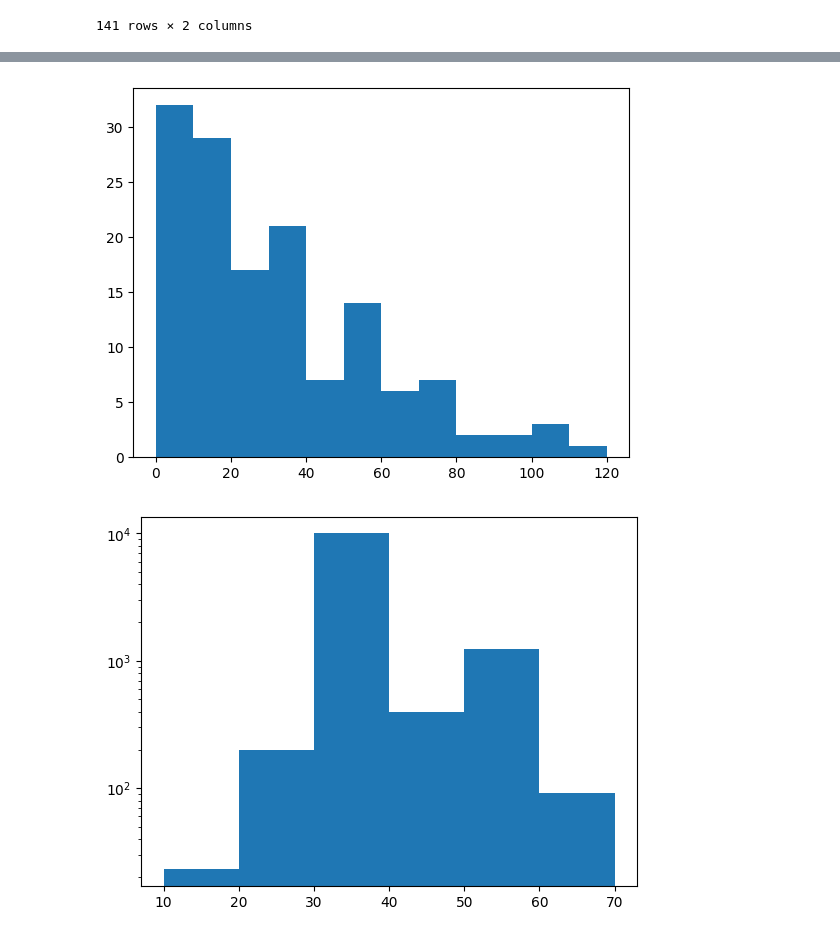
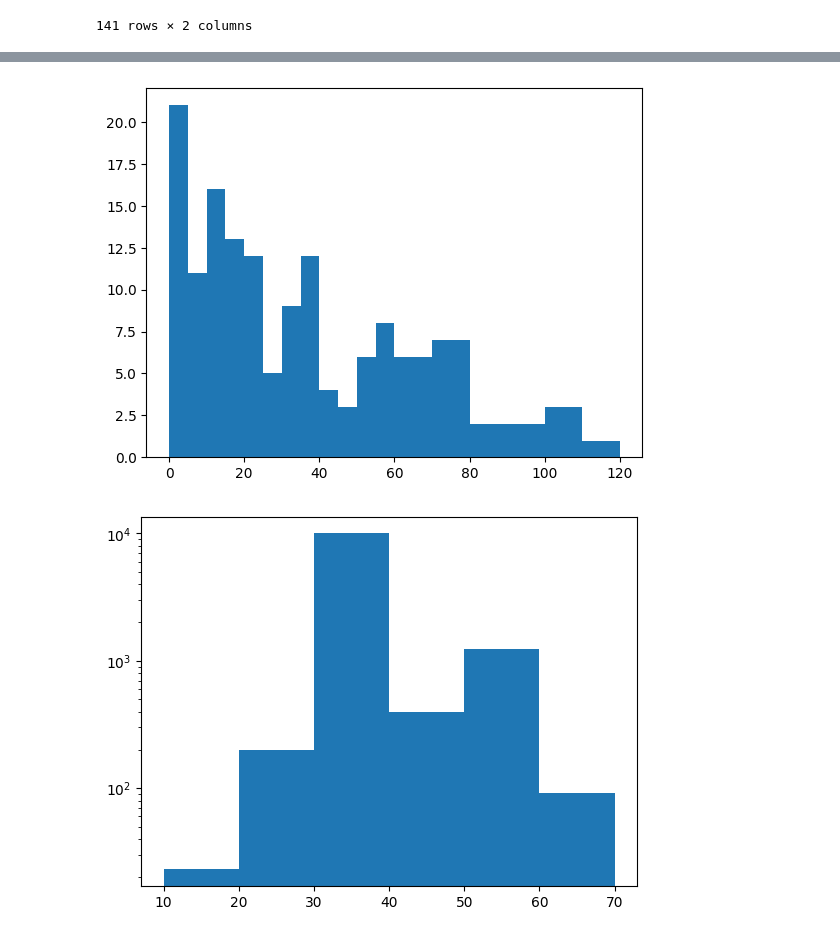
Before and after one commit to Pritush09/Visulaisation-Library-Practice, a Jupyter notebook: Session_23_matplotlib.ipynb, the cells around one changed output, grey strips where cells are left out. Drawn from its saved outputs; the diff is of its cells as text; code cells hidden in the pictures.

Commit message:
done with histogram and how to select bins and manupulate them

```diff
--- a/Session_23_matplotlib.ipynb
+++ b/Session_23_matplotlib.ipynb
@@ -376,8 +388,8 @@ df
 # %%
-plt.hist(df['batsman_runs'],bins=[0,10,20,30,40,50,60,70,80,90,100,110,120])
+plt.hist(df['batsman_runs'],bins=[0,5,10,15,20,25,30,35,40,45,50,55,60,70,80,90,100,110,120])
 plt.show()
 # %% [output]
-[figure, old version]
+[figure, new version]
 # %%
 # handling bins
 # %%
```
Also changed, not shown: parts of 2 cells of this notebook.
